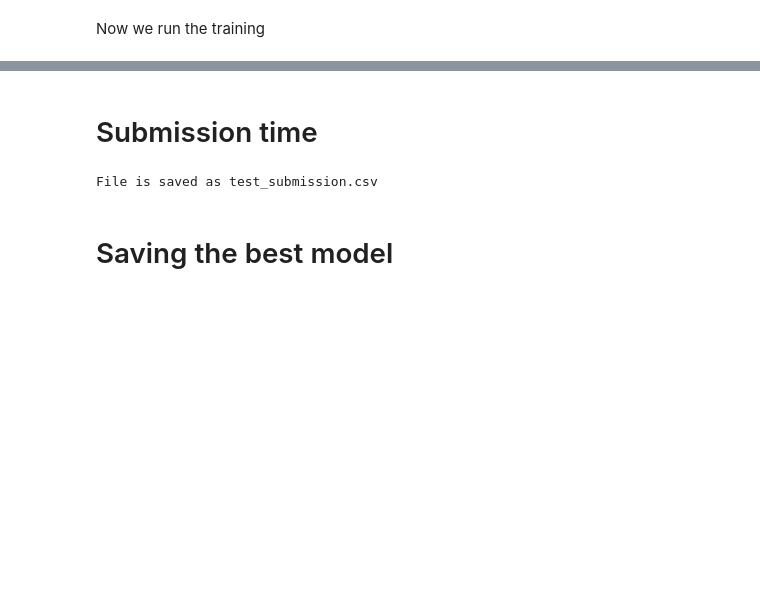
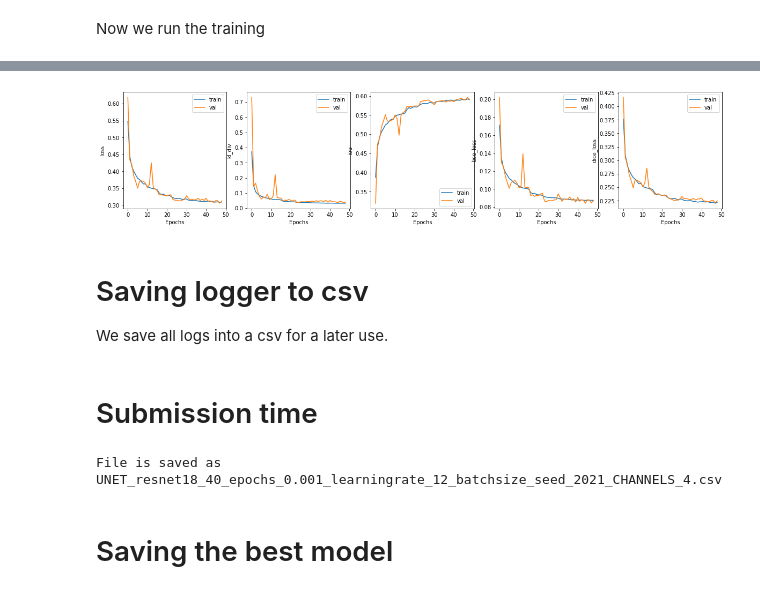
Before and after one commit to fdlci/Data_challenge, a Jupyter notebook: Unet.ipynb, the cells around one changed output, grey strips where cells are left out. Drawn from its saved outputs; the diff is of its cells as text; code cells hidden in the pictures; blank space fills up the shorter version.

```diff
--- a/Unet.ipynb
+++ b/Unet.ipynb
@@ -83,6 +83,7 @@ train_transform = A.Compose([
     A.HorizontalFlip(p=0.5),
     A.RandomRotate90(p=0.5),
     A.Rotate(limit=5, p=0.5),
+    A.Blur(p=0.25),
     A.ElasticTransform(p=0.5, alpha=120, sigma=120 * 0.05, alpha_affine=120 * 0.03),
     A.FromFloat(max_value=65535.0),
     A.Normalize(mean=(0.5, 0.5, 0.5, 0.5), std=(1, 1, 1, 1), max_pixel_value=65535),
@@ -127,7 +128,7 @@ There are 58 batches in the validation set
 # %% [markdown]
 We start by initializing our model along with the loss and optimizers and feed that to the Trainer class.
 # %%
-def prepare(model, segment, optimizer, nb_epochs, learning_rate, batch_size, in_channels, loss):
+def prepare(model, segment, optimizer, nb_epochs, learning_rate, batch_size, in_channels):
     if segment == 'UNET':
         model = smp.Unet(encoder_name=MODEL,in_channels=IN_CHANNELS, classes=10, activation=None)
     elif segment == 'LINKNET':
@@ -137,8 +138,8 @@ def prepare(model, segment, optimizer, nb_epochs, learning_rate, batch_size, in_
     elif optimizer == 'sgd':
         optimizer_ft = optim.SGD(model.parameters(), lr=LEARNING_RATE)
 
-    scheduler = lr_scheduler.ReduceLROnPlateau(optimizer_ft, patience=5, factor=0.5)
-    criterion = loss
+    scheduler = lr_scheduler.StepLR(optimizer_ft, step_size=7, gamma=0.5)
+    criterion = CombinedLoss()
     loaders = {
         "train": loader_train,
         "val": loader_valid
@@ -152,7 +153,6 @@ model, loaders, optimizer_ft, criterion, scheduler = prepare(
     nb_epochs = NB_EPOCHS,
     learning_rate = LEARNING_RATE,
     batch_size = BATCH_SIZE,
-    in_channels = IN_CHANNELS,
-    loss = CombinedLoss())
+    in_channels = IN_CHANNELS)
 trainer = Trainer(model, loaders, optimizer_ft, criterion, scheduler, device)
 trainer.reset()
@@ -159,4 +161,4 @@ trainer.reset()
 # %% [markdown]
 Now we run the training
 # %%
-trainer.run(3, reduce_on_plateau=True)
+trainer.run(NB_EPOCHS, reduce_on_plateau=True)
@@ -162,0 +197,7 @@ trainer.run(3, reduce_on_plateau=True)
+# %%
+trainer.plot(figsize=(20,4))
+# %% [output]
+[figure, added]
+# %% [markdown]
+# Saving logger to csv
+We save all logs into a csv for a later use.
@@ -163,9 +212,9 @@ trainer.run(3, reduce_on_plateau=True)
 # %% [markdown]
 # Submission time
 # %%
-trainer.generate_submission(loader_test, "test_submission")
+trainer.generate_submission(loader_test, filename)
 # %% [output]
-File is saved as test_submission.csv
+File is saved as UNET_resnet18_40_epochs_0.001_learningrate_12_batchsize_seed_2021_CHANNELS_4.csv
 # %% [markdown]
 # Saving the best model
 # %%
```
Also changed, not shown: parts of 9 cells of this notebook, 2 other files.
